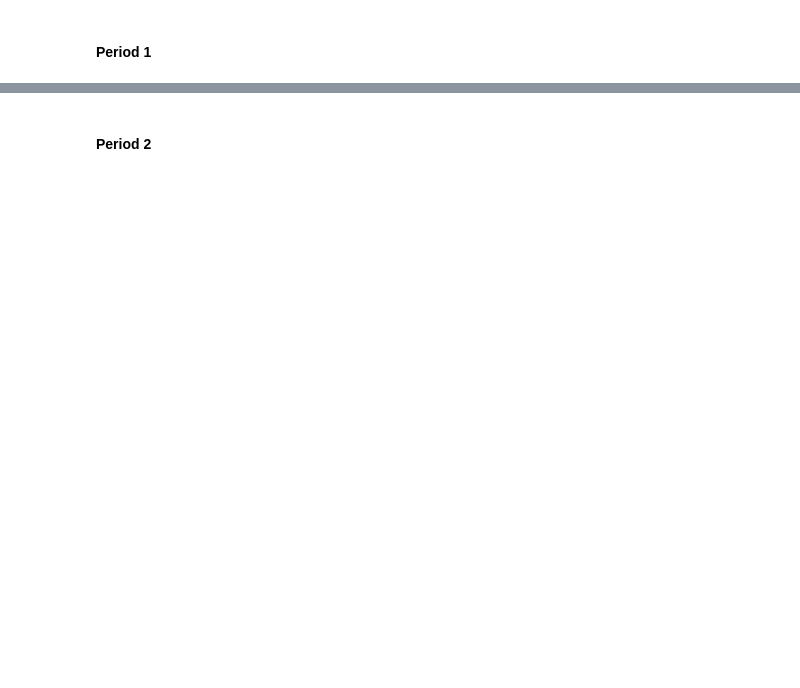
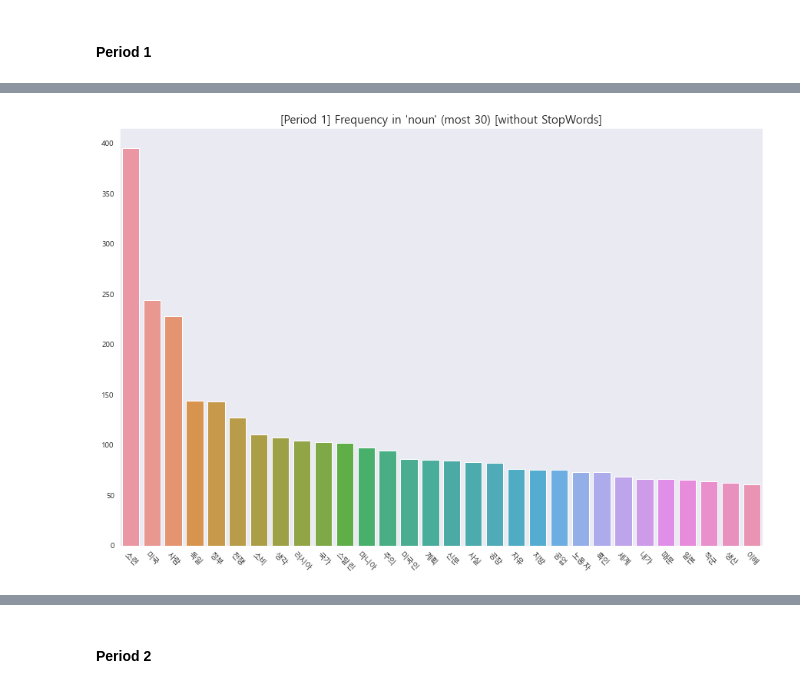
Before and after one commit to MartinusChoi/Text-Mining-Project, a Jupyter notebook: 3-Period-TT-Analysis.ipynb, the cells around one changed output, grey strips where cells are left out. Cells and saved outputs as stored; diff of their text form; code cells hidden in the pictures; blank space fills up the shorter version.

```diff
--- a/3-Period-TT-Analysis.ipynb
+++ b/3-Period-TT-Analysis.ipynb
@@ -229,0 +271,4 @@ plotBar(data, labels, "Period 1 Tag analysis")
+# %%
+plotFrequencyBar(wo_classDict_1, filepath=RESULT_1, pos='noun', wo=True, period=1)
+# %% [output]
+[figure, added]
```
Also changed, not shown: parts of 85 cells of this notebook, 42 other files.
